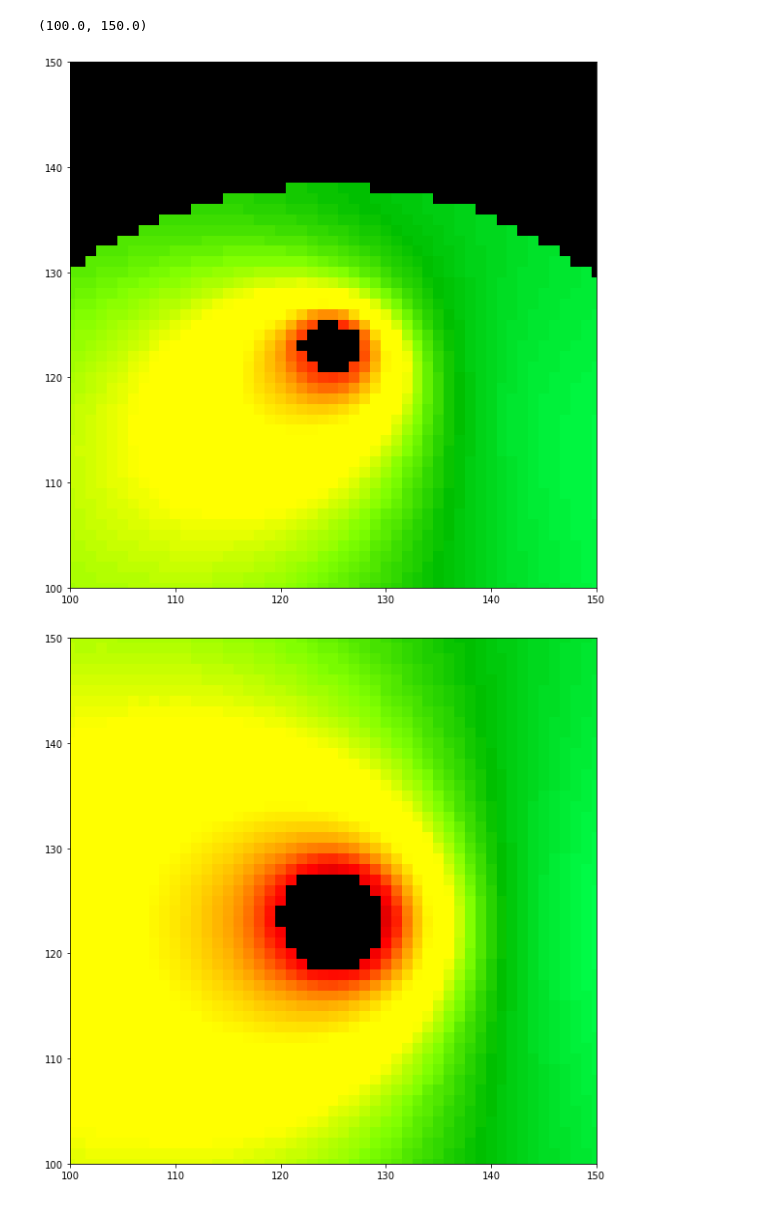
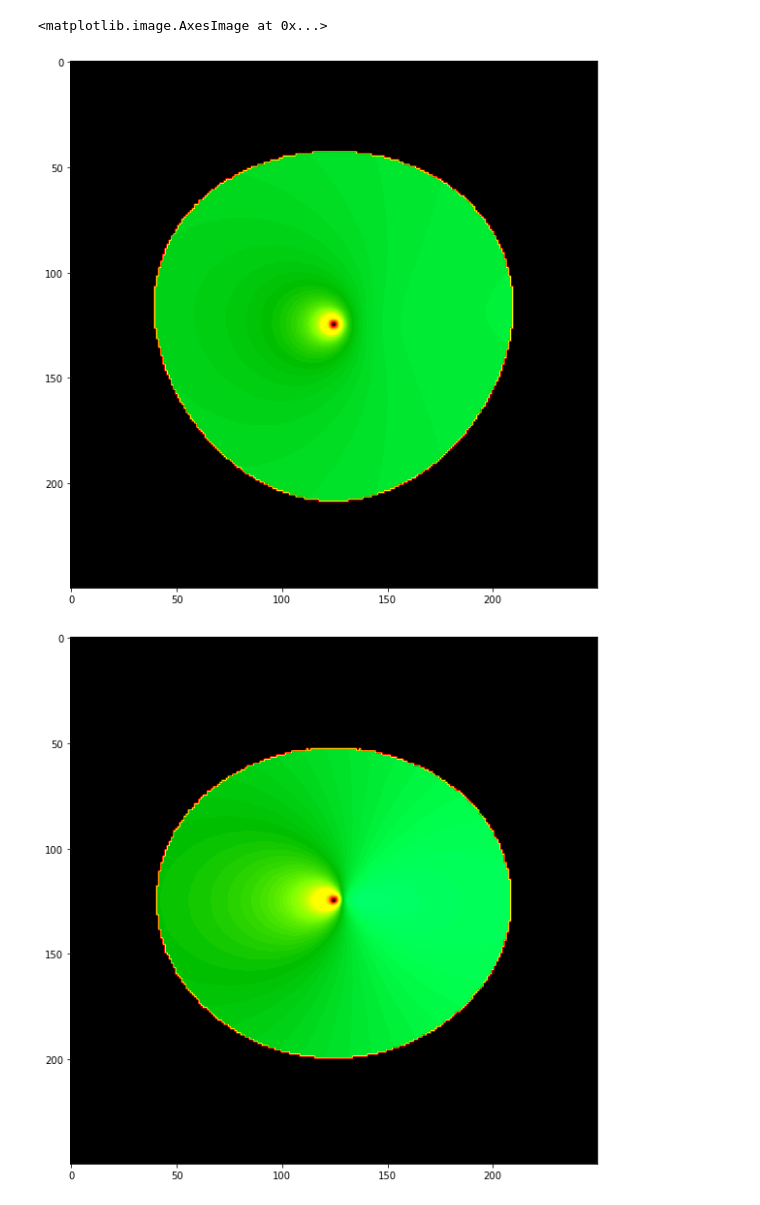
Before and after one commit to wilkinsdr/raytrace_cpu, a Jupyter notebook: python/line_from_image.ipynb, the cells around one changed output. Saved outputs shown, nothing was run; the diff lists cells and outputs as text; code cells hidden in the pictures.

Commit message:
changes for flared disk

```diff
--- a/python/line_from_image.ipynb
+++ b/python/line_from_image.ipynb
@@ -9,7 +10,10 @@ from scipy.stats import binned_statistic
 # %%
 #image_filename = '/Users/willsurgent/Desktop/check_flared_0.1/small_r_1/small_r_1_30.fits'
 #image_filename = '/Users/willsurgent/Desktop/check_flared_0.1/small_r_0.1/small_r_0.1_30.fits'
-image_filename = '/Users/willsurgent/Desktop/check_flared_0.1/small_r_0.05/small_r_0.05_30.fits'
+#image_filename = '/Users/willsurgent/Desktop/check_flared_0.1/small_r_0.05/small_r_0.05_30.fits'
+
+image_filename = '/Users/willsurgent/Desktop/flat_imag/flat_disk_imag/flat_disk_imag_70.fits'
+
 #'file.fits' #'test_ellipse_200_40.fits'
 # %%
 with pyfits.open(image_filename) as fits_file:
@@ -46,4 +50,6 @@ redshift_cdict = {'blue': [(0.0, 0, 0),
                           (0.8, 0, 0),
                           (1.0, 0, 0)]}
 redshift_map = colors.LinearSegmentedColormap('RedshiftMap', redshift_cdict)
+# %%
+enshift1 = np.copy(enshift)
 # %%
@@ -53,20 +92,19 @@ enshift3 =np.copy(enshift)
 # %%
 # plot the energy shift as a function of position in the image
 plt.figure(figsize=(10,10))
+plt.imshow(np.flipud(enshift1), norm=redshift_norm, cmap=redshift_map)
+
+plt.figure(figsize=(10,10))
 plt.imshow(np.flipud(enshift2), norm=redshift_norm, cmap=redshift_map)
-plt.xlim((100, 150))
-plt.ylim((100, 150))
+# plt.xlim((100, 150))
+# plt.ylim((100, 150))
 
 plt.figure(figsize=(10,10))
 plt.imshow(np.flipud(enshift3), norm=redshift_norm, cmap=redshift_map)
-plt.xlim((100, 150))
-plt.ylim((100, 150))
 
 plt.figure(figsize=(10,10))
 plt.imshow(np.flipud(enshift), norm=redshift_norm, cmap=redshift_map)
-plt.xlim((100, 150))
-plt.ylim((100, 150))
 # %% [output]
-(100.0, 150.0)
+<matplotlib.image.AxesImage at 0x...>
-[figure, old version]
+[figure, new version]
-[figure, old version]
+[figure, new version]
```
Also changed, not shown: parts of 4 cells of this notebook, 1 other file.
